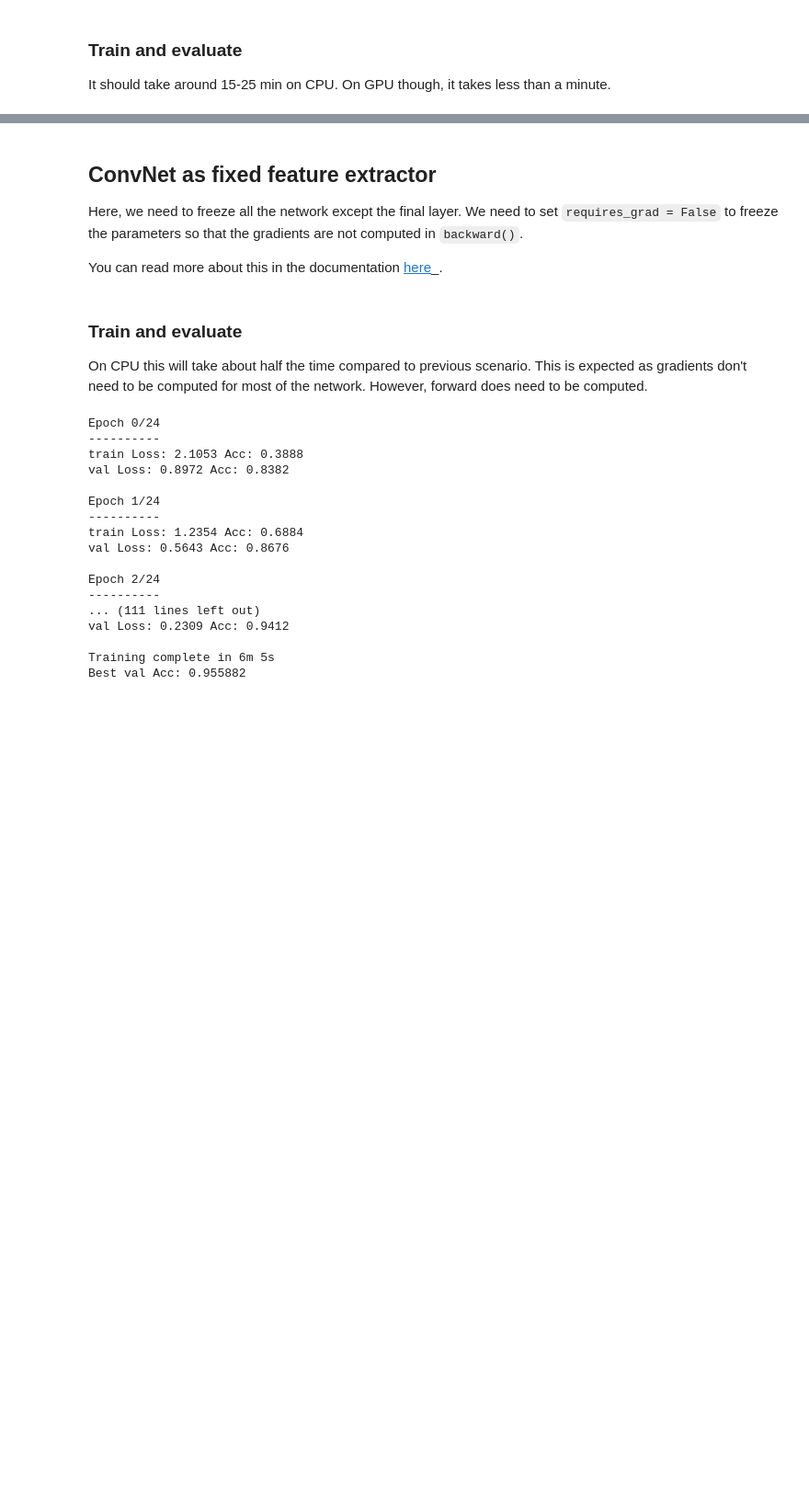
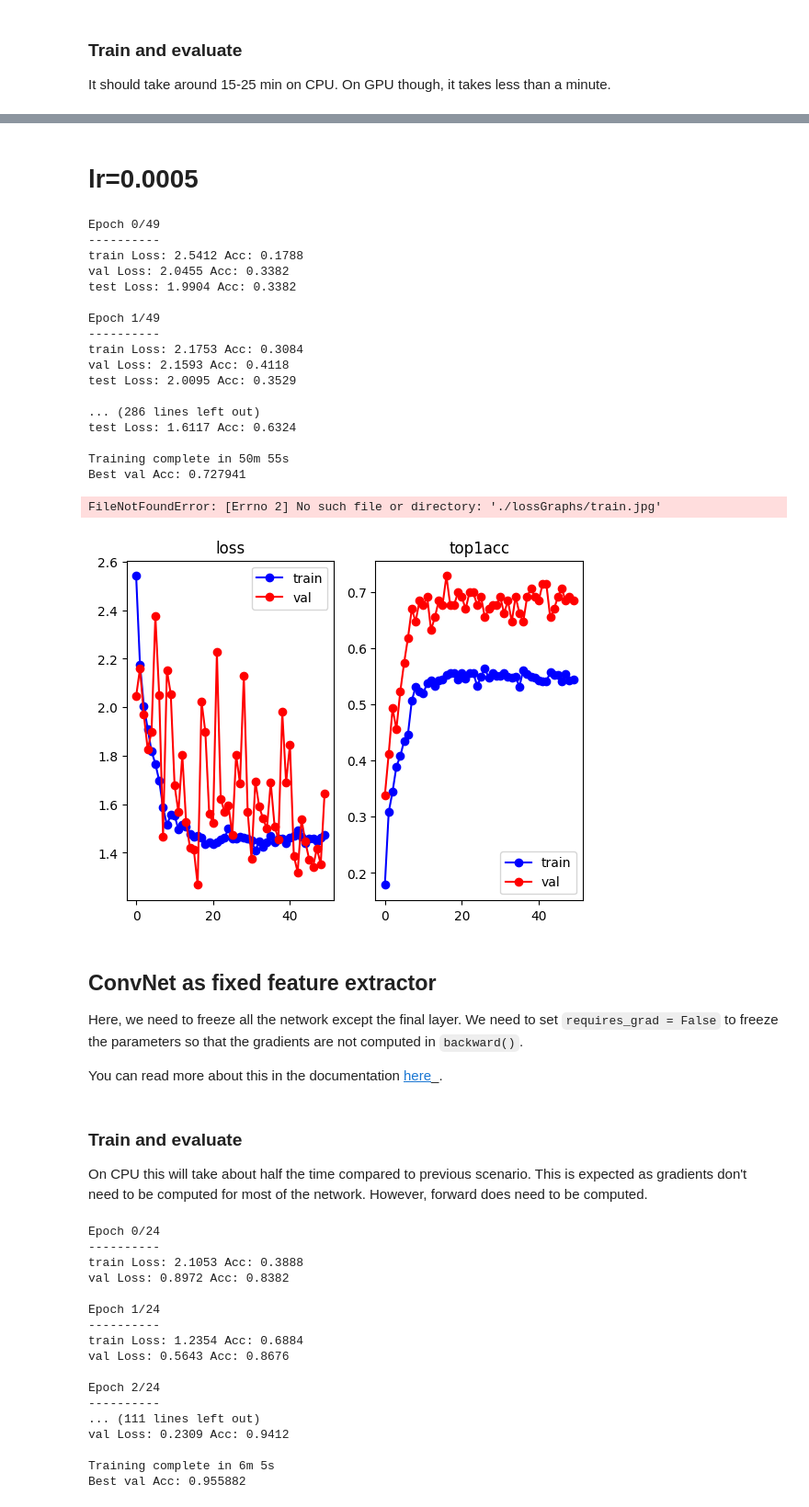
Before and after one commit to Ivan-KKH/Image-Classification-on-Oxford-17-Flowers-Dataset-Using-Convolutional-Neural-Network, a Jupyter notebook: DenseNet.ipynb, the cells around one changed output, grey strips where cells are left out. Shown at 92% size. Saved outputs shown, nothing was run; the diff lists cells and outputs as text; code cells hidden in the pictures; blank space fills up the shorter version.

```diff
--- a/DenseNet.ipynb
+++ b/DenseNet.ipynb
@@ -324,3 +345,45 @@ visualize_model(model_ft)
+# %% [markdown]
+# lr=0.0005
+# %%
+# model_ft = models.densenet121(pretrained=True)
+model_ft = models.densenet121()
+num_ftrs = model_ft.classifier.in_features
+# Here the size of each output sample is set to 2.
+# Alternatively, it can be generalized to nn.Linear(num_ftrs, len(class_names)).
+model_ft.classifier = nn.Linear(num_ftrs, len(class_names))
+
+model_ft = model_ft.to(device)
+
+criterion = nn.CrossEntropyLoss()
+
+# Observe that all parameters are being optimized
+optimizer_ft3 = optim.SGD(model_ft.parameters(), lr=0.0005, momentum=0.9)
+
+# Decay LR by a factor of 0.1 every 7 epochs
+exp_lr_scheduler = lr_scheduler.StepLR(optimizer_ft3, step_size=7, gamma=0.1)
+# %%
+model_ft_3 = train_model(model_ft, criterion, optimizer_ft3, exp_lr_scheduler,
+                       num_epochs=50)
+# %% [output]
+Epoch 0/49
+----------
+train Loss: 2.5412 Acc: 0.1788
+val Loss: 2.0455 Acc: 0.3382
+test Loss: 1.9904 Acc: 0.3382
+
+Epoch 1/49
+----------
+train Loss: 2.1753 Acc: 0.3084
+val Loss: 2.1593 Acc: 0.4118
+test Loss: 2.0095 Acc: 0.3529
+
+... (286 lines left out)
+test Loss: 1.6117 Acc: 0.6324
+
+Training complete in 50m 55s
+Best val Acc: 0.727941
+FileNotFoundError: [Errno 2] No such file or directory: './lossGraphs/train.jpg'
+[figure, added]
 # %% [markdown]
 ## ConvNet as fixed feature extractor
 
```
Also changed, not shown: parts of 15 cells of this notebook.
